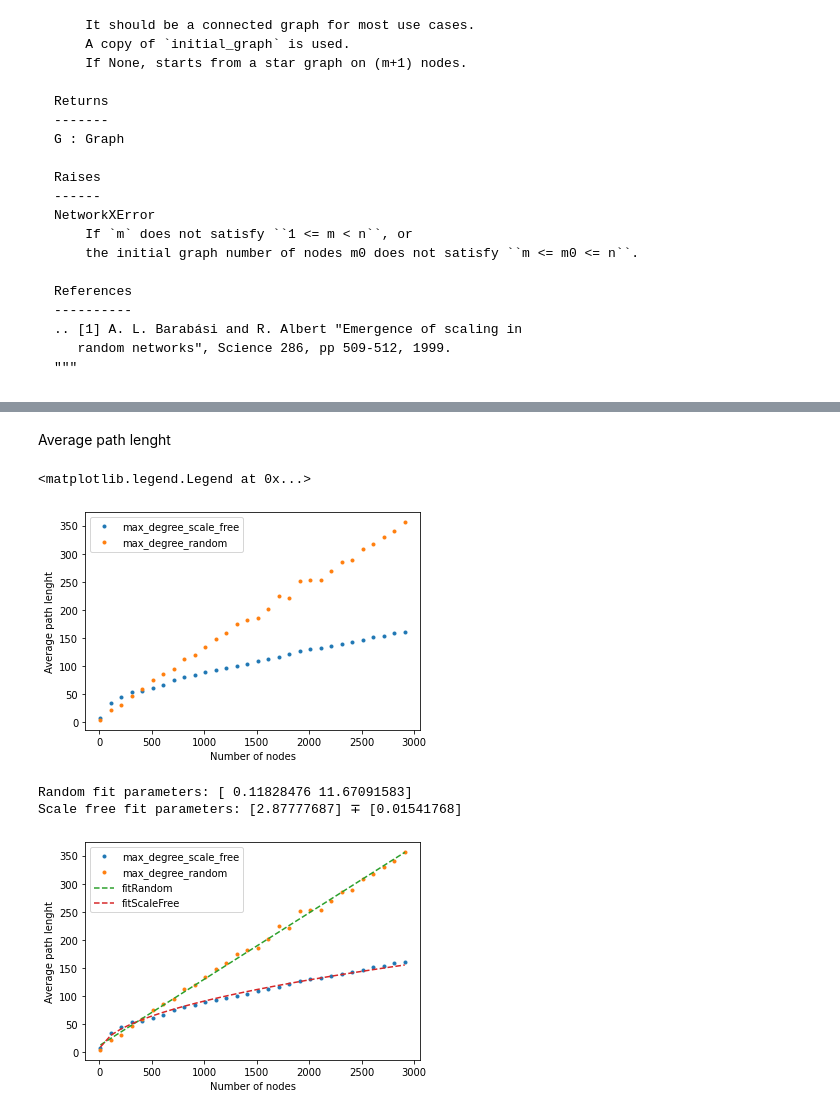
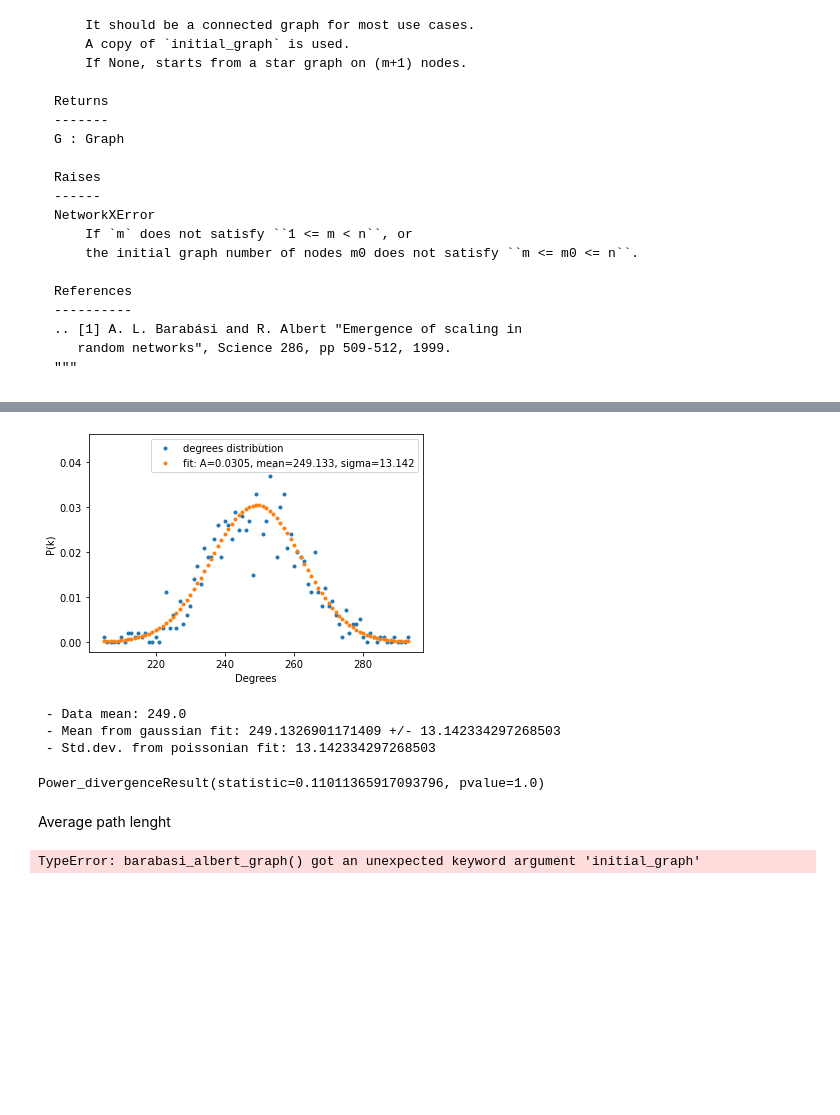
Before and after one commit to Ferri-00/Esame-Complessi, a Jupyter notebook: NetworkProperty.ipynb, the cells around one changed output, grey strips where cells are left out. Cells and saved outputs as stored; diff of their text form; code cells hidden in the pictures; blank space fills up the shorter version.

```diff
--- a/NetworkProperty.ipynb
+++ b/NetworkProperty.ipynb
@@ -172,3 +208,35 @@ for h in range(len(p_k)):
+# %%
+def gaus_law(x, a, mu=0, sigma=1):
+    return a*np.exp(-(x-mu)**2/(2*sigma**2))
+
+poptGaus, pcovGaus = curve_fit(gaus_law, k, p,
+                                         p0 = [1,k_mean, 1])
+
+fit_function = gaus_law(k, *poptGaus)
+
+fig, ax = plt.subplots()
+ax.plot(k, p, '.', label = 'degrees distribution')
+ax.set_xlabel("Degrees")
+ax.set_ylabel("P(k)")
+ax.plot(k, fit_function, '.',
+               label = f"fit: A={round(poptGaus[0],4)}, mean={round(poptGaus[1],3)}, sigma={round(poptGaus[2],3)}")
+ax.legend()
+
+plt.show()
+
+
+
+print(" - Data mean:", k_mean)
+print(" - Mean from gaussian fit:", poptGaus[1], '+/-', poptGaus[2])
+print(" - Std.dev. from poissonian fit:", poptGaus[2])
+
+stats.chisquare(p,fit_function)
+# %% [output]
+[figure, added]
+ - Data mean: 249.0
+ - Mean from gaussian fit: 249.1326901171409 +/- 13.142334297268503
+ - Std.dev. from poissonian fit: 13.142334297268503
+Power_divergenceResult(statistic=0.11011365917093796, pvalue=1.0)
 # %% [markdown]
 Average path lenght
 # %%
@@ -207,12 +275,11 @@ ax.plot(N, max_degree_scale_free, '.', label = 'max_degree_scale_free')
 ax.plot(N, max_degree_random, '.', label = 'max_degree_random')
 
 ax.set_xlabel("Number of nodes")
-ax.set_ylabel("Average path lenght")
+ax.set_ylabel("Max degree")
 
 ax.legend()
 # %% [output]
-<matplotlib.legend.Legend at 0x...>
+TypeError: barabasi_albert_graph() got an unexpected keyword argument 'initial_graph'
-[figure, removed]
 # %%
 random_fit = np.polyfit(N, max_degree_random, 1)
 
@@ -237,14 +304,10 @@ ax.plot(N, max_degree_scale_free, '.', label = 'max_degree_scale_free')
 ax.plot(N, max_degree_random, '.', label = 'max_degree_random')
 
 ax.set_xlabel("Number of nodes")
-ax.set_ylabel("Average path lenght")
+ax.set_ylabel("Max degree")
 
 ax.plot(N, fitRandom, '--', label = 'fitRandom')
 ax.plot(N, fitScale, '--', label = 'fitScaleFree')
 
 ax.legend()
 plt.show()
-# %% [output]
-Random fit parameters: [ 0.11828476 11.67091583]
-Scale free fit parameters: [2.87777687] ∓ [0.01541768]
-[figure, removed]
```
Also changed, not shown: parts of 6 cells of this notebook, 3 other files.
